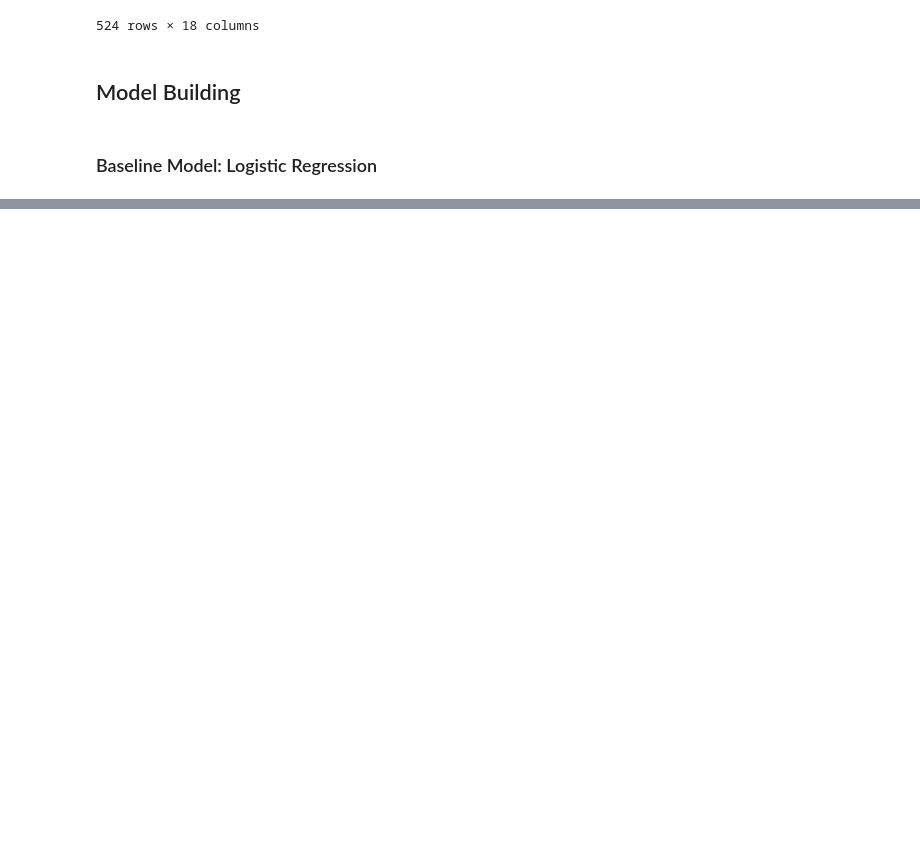
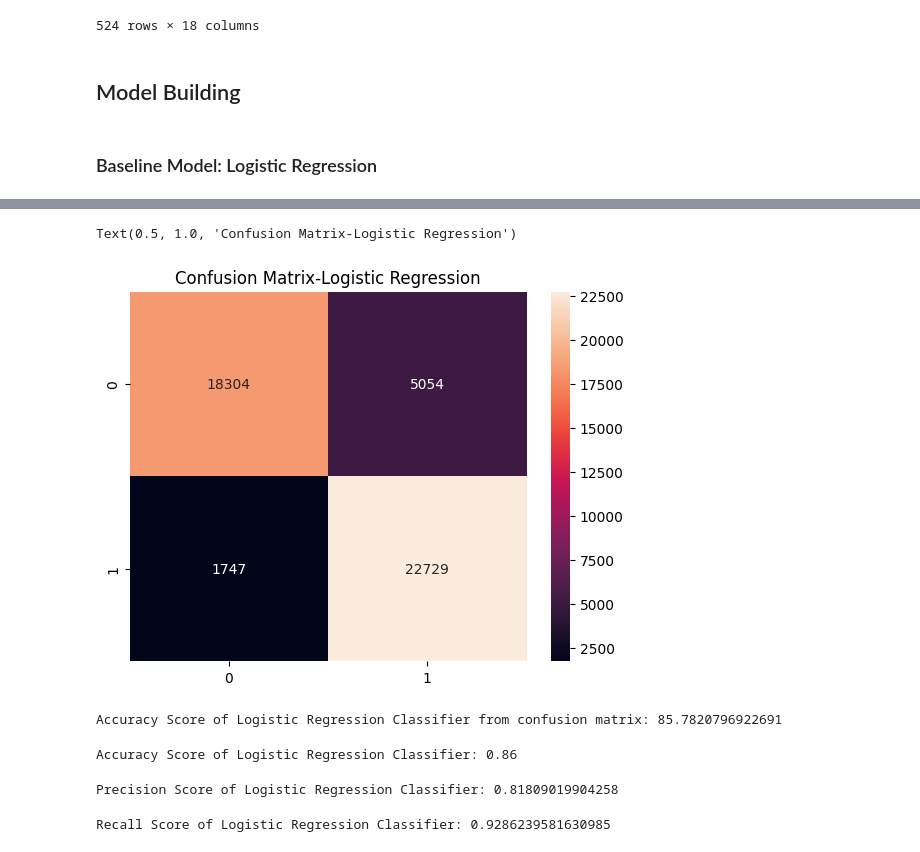
Before and after one commit to AbiirBarounii/Spotify-Skip-Prediction, a Jupyter notebook: notebook_copy.ipynb, the cells around one changed output, grey strips where cells are left out. Saved outputs shown, nothing was run; the diff lists cells and outputs as text; code cells hidden in the pictures; blank space fills up the shorter version.

```diff
--- a/notebook_copy.ipynb
+++ b/notebook_copy.ipynb
@@ -512,0 +561,4 @@ df_logs_mod[df_logs_mod['track_id'] == 't_77b02acb-1b1f-4b36-b8fc-2c3e01892b9a']
+# %%
+df_logs_mod['context_type'] = le.fit_transform(df_logs_mod['context_type'])
+df_logs_mod['hist_user_behavior_reason_start'] = le.fit_transform(df_logs_mod['hist_user_behavior_reason_start'])
+df_logs_mod['hist_user_behavior_reason_end'] = le.fit_transform(df_logs_mod['hist_user_behavior_reason_end'])
@@ -512,0 +591,15 @@ df_logs_mod[df_logs_mod['track_id'] == 't_77b02acb-1b1f-4b36-b8fc-2c3e01892b9a']
+# %%
+X = df_logs_mod.drop('target', axis= 1)
+y = df_logs_mod['target']
+
+
+#splot
+X_train, X_test, y_train, y_test = train_test_split(X, y, test_size=0.3, random_state=17)
+
+print("The dimension of X_train is {}".format(X_train.shape))
+print("The dimension of X_test is {}".format(X_test.shape))
+
+#Scale features
+scaler = StandardScaler()
+X_train = scaler.fit_transform(X_train)
+X_test = scaler.transform(X_test)
@@ -512,0 +609,3 @@ df_logs_mod[df_logs_mod['track_id'] == 't_77b02acb-1b1f-4b36-b8fc-2c3e01892b9a']
+# %%
+log = LogisticRegression()
+log.fit(X_train,y_train)
@@ -512,0 +638,2 @@ df_logs_mod[df_logs_mod['track_id'] == 't_77b02acb-1b1f-4b36-b8fc-2c3e01892b9a']
+# %%
+predict_log=log.predict(X_test)
@@ -512,0 +653,24 @@ df_logs_mod[df_logs_mod['track_id'] == 't_77b02acb-1b1f-4b36-b8fc-2c3e01892b9a']
+# %%
+sns.heatmap(confusion_matrix(y_test,predict_log),annot=True,fmt='')
+plt.title('Confusion Matrix-Logistic Regression')
+# %% [output]
+Text(0.5, 1.0, 'Confusion Matrix-Logistic Regression')
+[figure, added]
+# %%
+print(f'Accuracy Score of Logistic Regression Classifier from confusion matrix: {np.diag(confusion_matrix(y_test,predict_log)).sum() / confusion_matrix(y_test,predict_log).sum() * 100}')
+# %% [output]
+Accuracy Score of Logistic Regression Classifier from confusion matrix: 85.7820796922691
+# %%
+print('Accuracy Score of Logistic Regression Classifier: {:.2f}'.format(accuracy_score(y_test,predict_log)))
+# %% [output]
+Accuracy Score of Logistic Regression Classifier: 0.86
+# %%
+precision_scores = precision_score(y_test,predict_log)
+print(f'Precision Score of Logistic Regression Classifier: {precision_scores}')
+# %% [output]
+Precision Score of Logistic Regression Classifier: 0.81809019904258
+# %%
+recall_scores = recall_score(y_test,predict_log)
+print(f'Recall Score of Logistic Regression Classifier: {recall_scores}')
+# %% [output]
+Recall Score of Logistic Regression Classifier: 0.9286239581630985
```
Also changed, not shown: parts of 13 cells of this notebook.
